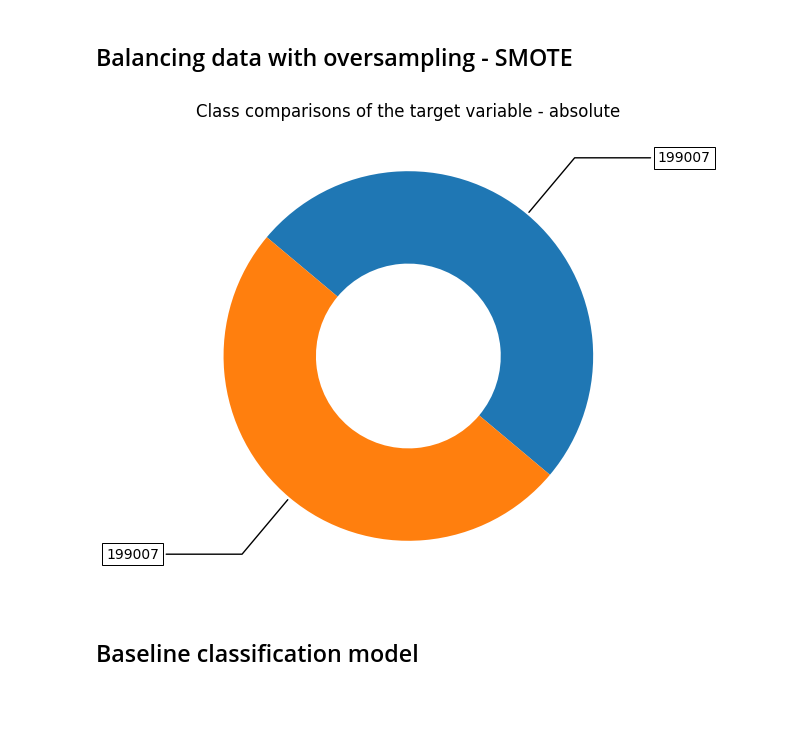
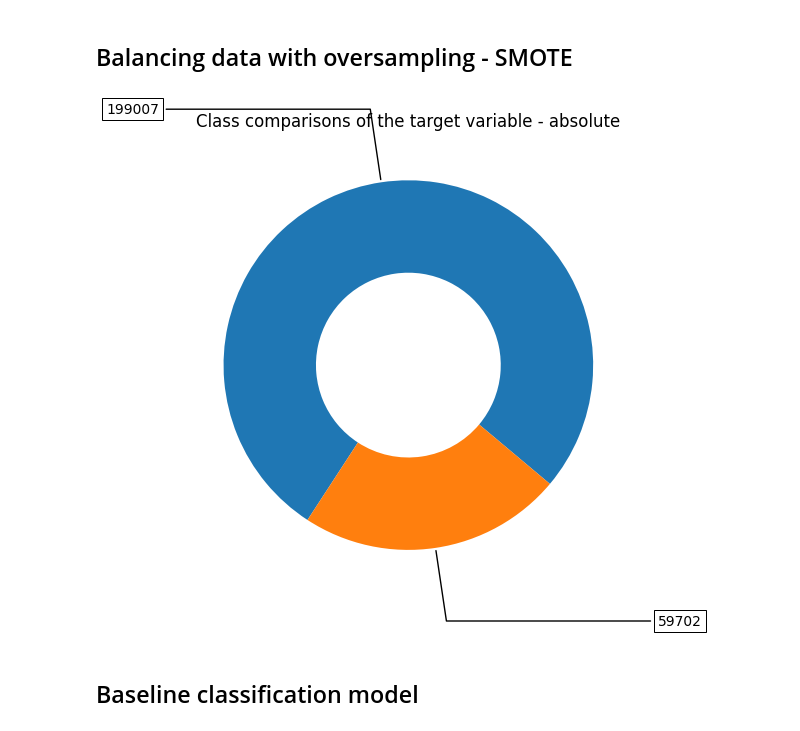
Before and after one commit to NickKirilov/My-PayPal, a Jupyter notebook: my_paypal.ipynb, the cells around one changed output. Cells and saved outputs as stored; diff of their text form; code cells hidden in the pictures; blank space fills up the shorter version.

```diff
--- a/my_paypal.ipynb
+++ b/my_paypal.ipynb
@@ -127,12 +130,15 @@ X_train, X_test, y_train, y_test = train_test_split(X, y, random_state=1, test_s
 # %% [markdown]
 ## Balancing data with oversampling - SMOTE
 # %%
-smote = SMOTE(sampling_strategy='minority')
+smote = SMOTE( # all from the search optimization below
+    sampling_strategy=0.3,
+    k_neighbors=7
+)
 X_train, y_train = smote.fit_resample(X_train, y_train)
 target_list = y_train.value_counts().to_list()
 visualize_class_balance(target_list, abs_nums=True)
 # %% [output]
-[figure, old version]
+[figure, new version]
 # %% [markdown]
 ## Baseline classification model
 # %%
```
Also changed, not shown: parts of 9 cells of this notebook.
